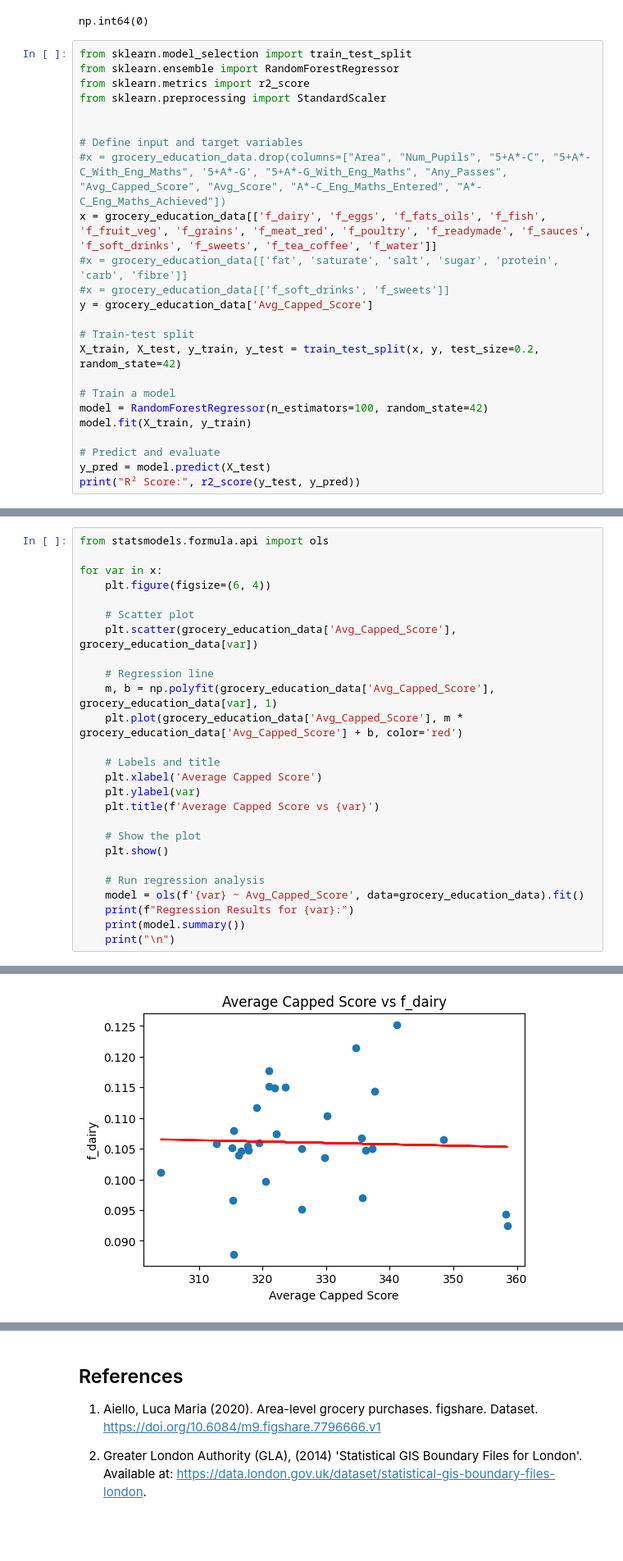
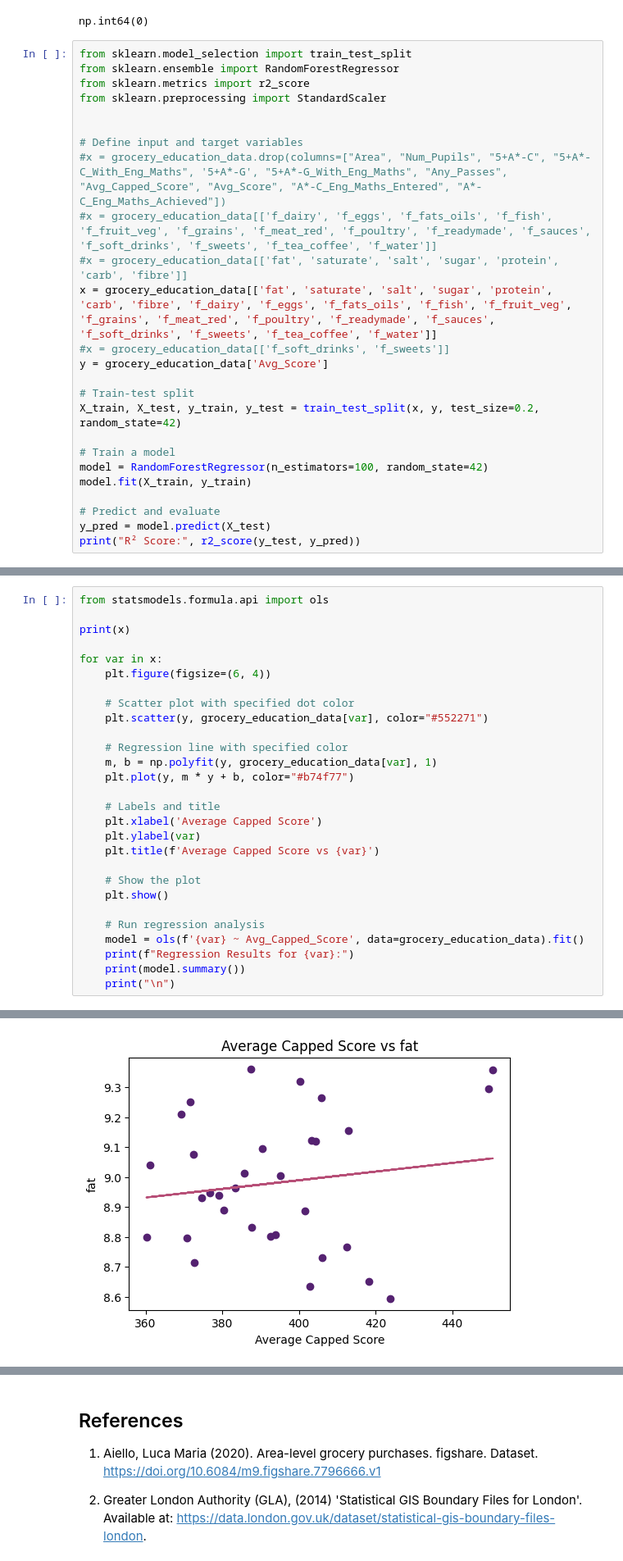
Before and after one commit to omarriyaz/Tesco_Grocery_and_Educational_Attainment, a Jupyter notebook: Code/Analysis.ipynb, the cells around one changed output, grey strips where cells are left out. Shown at 82% size. Cells and saved outputs as stored; diff of their text form; blank space fills up the shorter version.

```diff
--- a/Code/Analysis.ipynb
+++ b/Code/Analysis.ipynb
@@ -963,10 +1022,11 @@ from sklearn.preprocessing import StandardScaler
 
 # Define input and target variables
 #x = grocery_education_data.drop(columns=["Area", "Num_Pupils", "5+A*-C", "5+A*-C_With_Eng_Maths", '5+A*-G', "5+A*-G_With_Eng_Maths", "Any_Passes", "Avg_Capped_Score", "Avg_Score", "A*-C_Eng_Maths_Entered", "A*-C_Eng_Maths_Achieved"])
-x = grocery_education_data[['f_dairy', 'f_eggs', 'f_fats_oils', 'f_fish', 'f_fruit_veg', 'f_grains', 'f_meat_red', 'f_poultry', 'f_readymade', 'f_sauces', 'f_soft_drinks', 'f_sweets', 'f_tea_coffee', 'f_water']]
+#x = grocery_education_data[['f_dairy', 'f_eggs', 'f_fats_oils', 'f_fish', 'f_fruit_veg', 'f_grains', 'f_meat_red', 'f_poultry', 'f_readymade', 'f_sauces', 'f_soft_drinks', 'f_sweets', 'f_tea_coffee', 'f_water']]
 #x = grocery_education_data[['fat', 'saturate', 'salt', 'sugar', 'protein', 'carb', 'fibre']]
+x = grocery_education_data[['fat', 'saturate', 'salt', 'sugar', 'protein', 'carb', 'fibre', 'f_dairy', 'f_eggs', 'f_fats_oils', 'f_fish', 'f_fruit_veg', 'f_grains', 'f_meat_red', 'f_poultry', 'f_readymade', 'f_sauces', 'f_soft_drinks', 'f_sweets', 'f_tea_coffee', 'f_water']]
 #x = grocery_education_data[['f_soft_drinks', 'f_sweets']]
-y = grocery_education_data['Avg_Capped_Score']
+y = grocery_education_data['Avg_Score']
 
 # Train-test split
 X_train, X_test, y_train, y_test = train_test_split(x, y, test_size=0.2, random_state=42)
@@ -995,15 +1055,17 @@ plt.show()
 # %%
 from statsmodels.formula.api import ols
+
+print(x)
 
 for var in x:
     plt.figure(figsize=(6, 4))
 
-    # Scatter plot
-    plt.scatter(grocery_education_data['Avg_Capped_Score'], grocery_education_data[var])
+    # Scatter plot with specified dot color
+    plt.scatter(y, grocery_education_data[var], color="#552271")
 
-    # Regression line
-    m, b = np.polyfit(grocery_education_data['Avg_Capped_Score'], grocery_education_data[var], 1)
-    plt.plot(grocery_education_data['Avg_Capped_Score'], m * grocery_education_data['Avg_Capped_Score'] + b, color='red')
+    # Regression line with specified color
+    m, b = np.polyfit(y, grocery_education_data[var], 1)
+    plt.plot(y, m * y + b, color="#b74f77")
 
     # Labels and title
     plt.xlabel('Average Capped Score')
@@ -1022 +1101 @@ for var in x:
-[figure, old version]
+[figure, new version]
```
Also changed, not shown: parts of 9 cells of this notebook.
